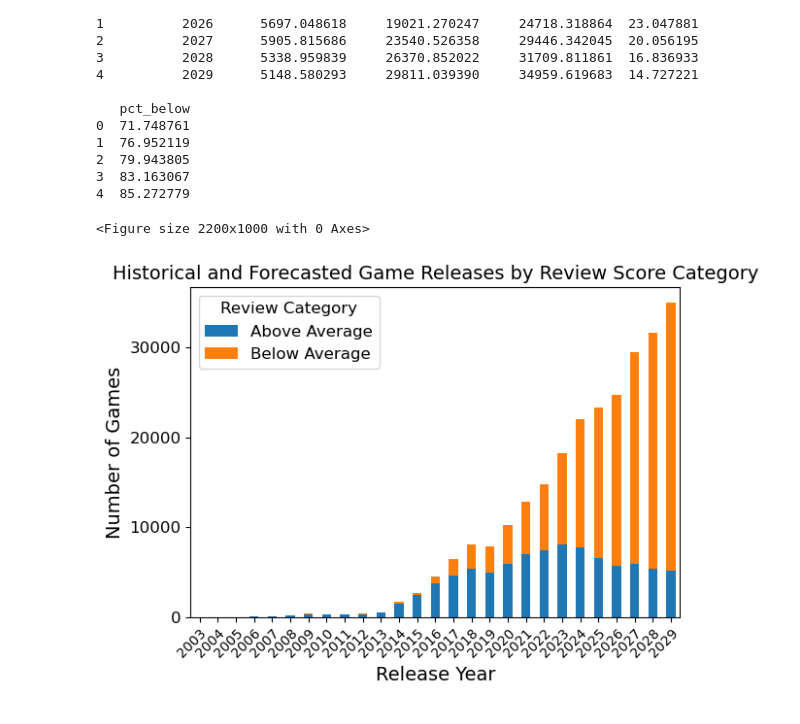
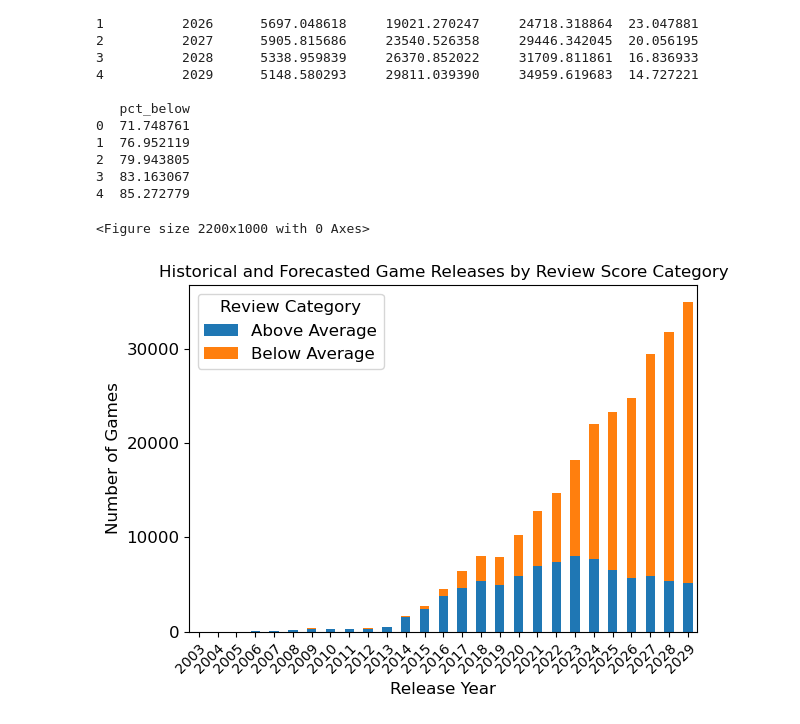
Before and after one commit to KianBahia/Steam-Data-Science-Report, a Jupyter notebook: attempt2.ipynb, the cells around one changed output. Cells and saved outputs as stored; diff of their text form; code cells hidden in the pictures.

```diff
--- a/attempt2.ipynb
+++ b/attempt2.ipynb
@@ -451,37 +547,37 @@ Adjusted Forecasted Counts and Percentages:
 # --- Step 6: Combine Historical and Adjusted Forecasts ---
 # Rename forecast columns to match historical data
 future_df = forecast_seg_df.copy().set_index('release_year')[['predicted_above', 'predicted_below']]
 future_df.columns = ['Above Average', 'Below Average']
 
 # Combine with historical stacked data
 combined_df = pd.concat([yearly_pivot, future_df]).sort_index()
 
 # Filter combined_df to include only years from 2003 to 2029
 combined_df_filtered = combined_df[(combined_df.index >= 2003) & (combined_df.index <= 2029)]
 
 plt.figure(figsize=(22, 10))
 
 ax = combined_df_filtered.plot(kind='bar', stacked=True)
 
 plt.setp(ax.get_xticklabels(),
          rotation=45,  # Vertical rotation
          ha='right',
          rotation_mode='anchor',
          va='top',
          fontsize=10)  # Smaller font
 
-plt.xlabel("Release Year", fontsize=14)
-plt.ylabel("Number of Games", fontsize=14)
-plt.title("Historical and Forecasted Game Releases by Review Score Category", fontsize=14)
+plt.xlabel("Release Year", fontsize=12)
+plt.ylabel("Number of Games", fontsize=12)
+plt.title("Historical and Forecasted Game Releases by Review Score Category", fontsize=12)
 plt.yticks(fontsize=12)
 plt.legend(title='Review Category', fontsize=12, title_fontsize=12)
 
 plt.savefig('predictedBar.pdf', format='pdf', bbox_inches='tight')
 plt.tight_layout()
 plt.show()
 # %% [output]
 <Figure size 2200x1000 with 0 Axes>
-[figure, old version]
+[figure, new version]
 # %%
 # Graph to use:
 # Trend over time (line graph): average review score with no. games release per year
```
Also changed, not shown: parts of 12 cells of this notebook, 6 other files.
